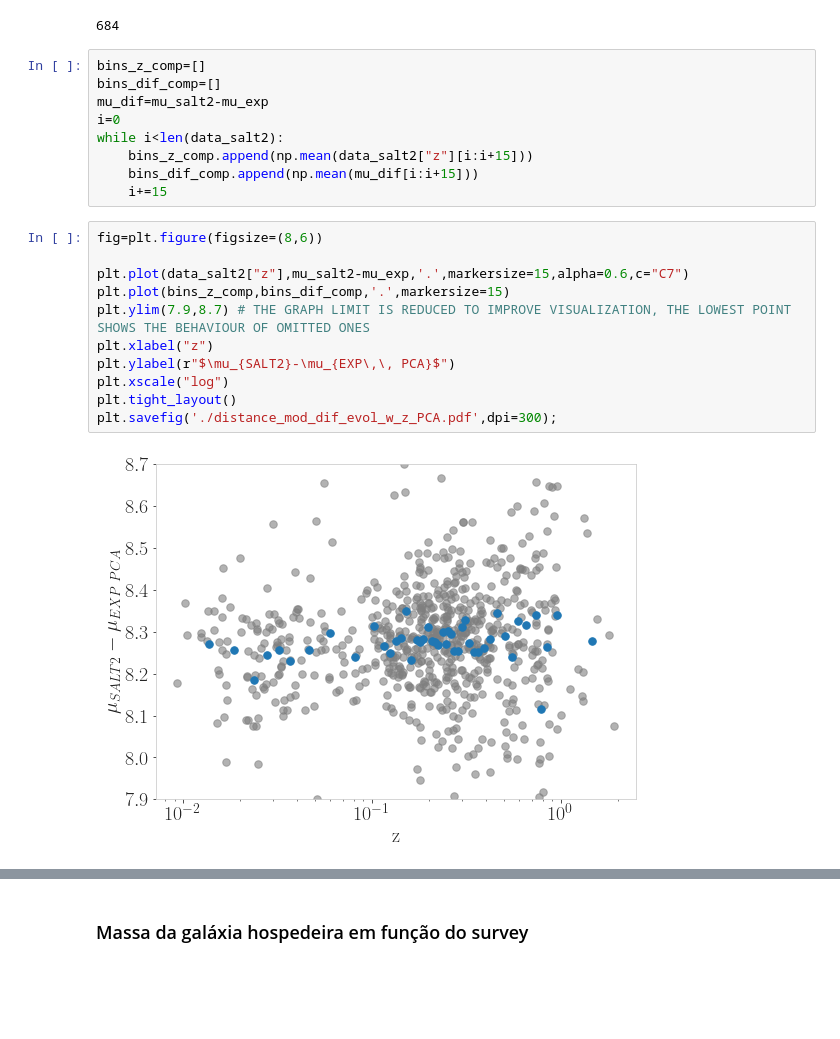
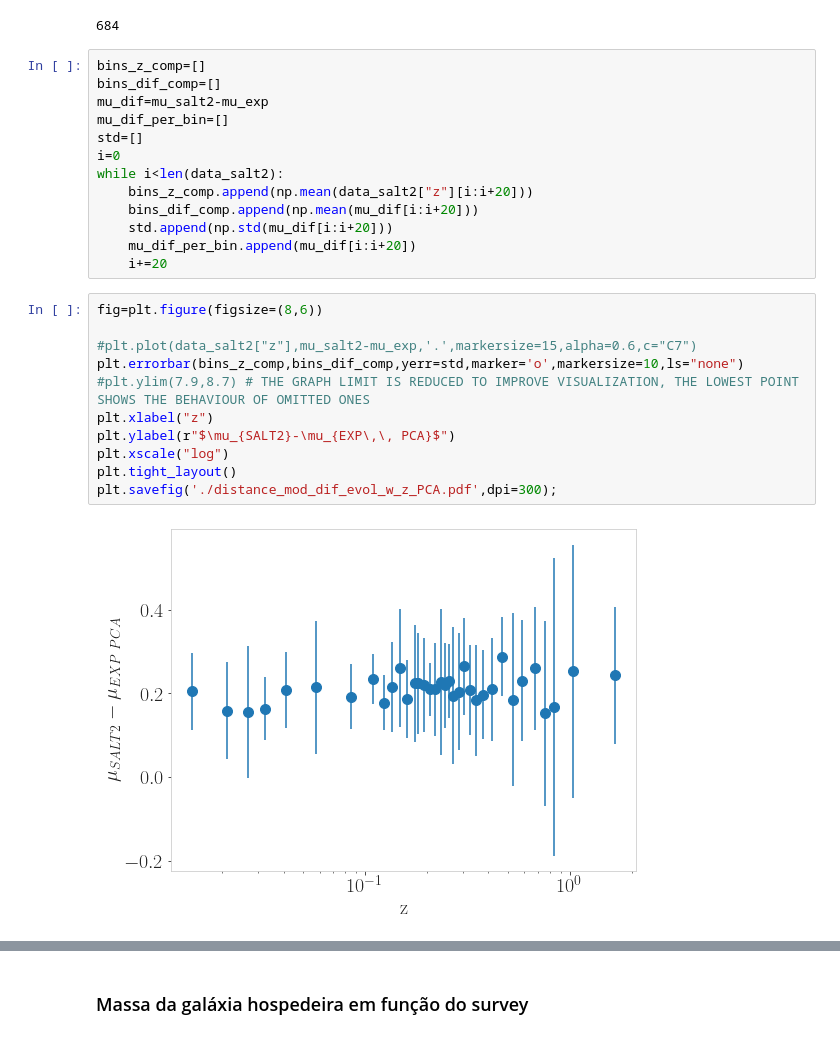
Before and after one commit to CassiaNascimento/PETS_model_for_SN_Ia_LC_fitting, a Jupyter notebook: fitting_pantheon/pca fit results/Cosmology_plots_PCA.ipynb, the cells around one changed output, grey strips where cells are left out. Cells and saved outputs as stored; diff of their text form; blank space fills up the shorter version.

```diff
--- a/fitting_pantheon/pca fit results/Cosmology_plots_PCA.ipynb
+++ b/fitting_pantheon/pca fit results/Cosmology_plots_PCA.ipynb
@@ -401,22 +401,26 @@ len(data_salt2)
 bins_z_comp=[]
 bins_dif_comp=[]
 mu_dif=mu_salt2-mu_exp
+mu_dif_per_bin=[]
+std=[]
 i=0
 while i<len(data_salt2):
-    bins_z_comp.append(np.mean(data_salt2["z"][i:i+15]))
-    bins_dif_comp.append(np.mean(mu_dif[i:i+15]))
-    i+=15
+    bins_z_comp.append(np.mean(data_salt2["z"][i:i+20]))
+    bins_dif_comp.append(np.mean(mu_dif[i:i+20]))
+    std.append(np.std(mu_dif[i:i+20]))
+    mu_dif_per_bin.append(mu_dif[i:i+20])
+    i+=20
 # %%
 fig=plt.figure(figsize=(8,6))
 
-plt.plot(data_salt2["z"],mu_salt2-mu_exp,'.',markersize=15,alpha=0.6,c="C7")
-plt.plot(bins_z_comp,bins_dif_comp,'.',markersize=15)
-plt.ylim(7.9,8.7) # THE GRAPH LIMIT IS REDUCED TO IMPROVE VISUALIZATION, THE LOWEST POINT SHOWS THE BEHAVIOUR OF OMITTED ONES
+#plt.plot(data_salt2["z"],mu_salt2-mu_exp,'.',markersize=15,alpha=0.6,c="C7")
+plt.errorbar(bins_z_comp,bins_dif_comp,yerr=std,marker='o',markersize=10,ls="none")
+#plt.ylim(7.9,8.7) # THE GRAPH LIMIT IS REDUCED TO IMPROVE VISUALIZATION, THE LOWEST POINT SHOWS THE BEHAVIOUR OF OMITTED ONES
 plt.xlabel("z")
 plt.ylabel(r"$\mu_{SALT2}-\mu_{EXP\,\, PCA}$")
 plt.xscale("log")
 plt.tight_layout()
 plt.savefig('./distance_mod_dif_evol_w_z_PCA.pdf',dpi=300);
 # %% [output]
-[figure, old version]
+[figure, new version]
 # %%
```
Also changed, not shown: parts of 16 cells of this notebook, 7 other files.
